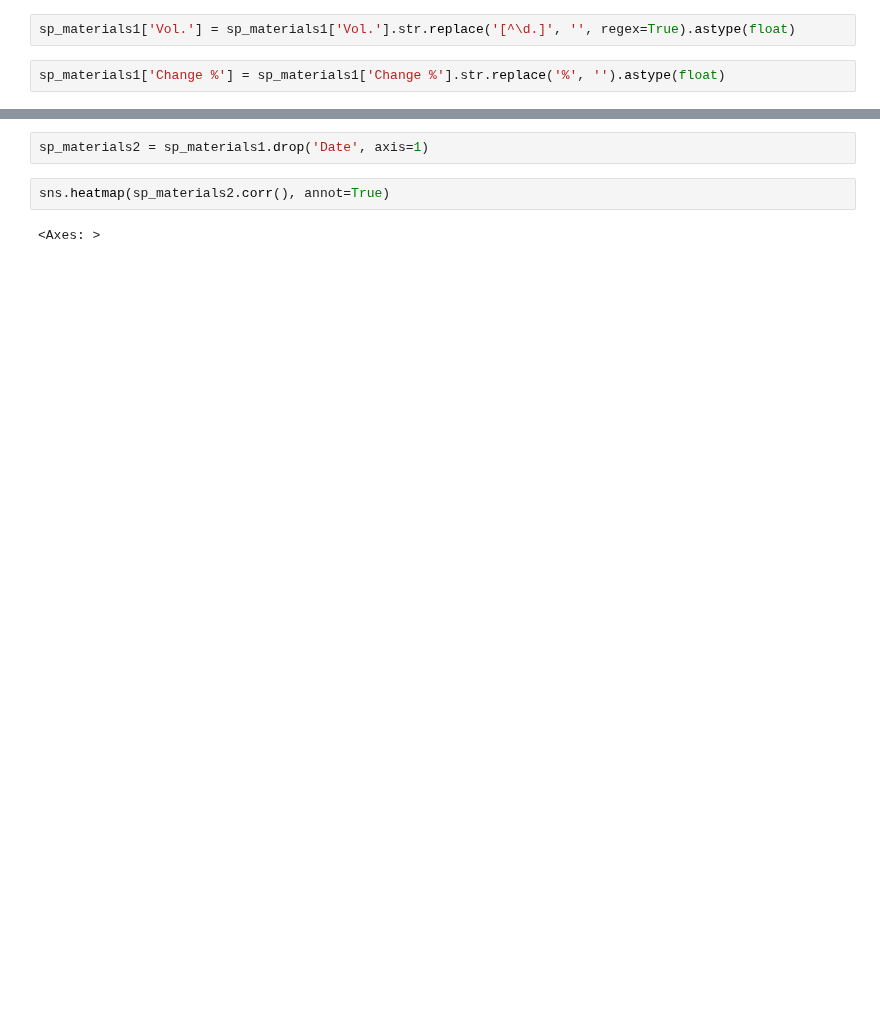
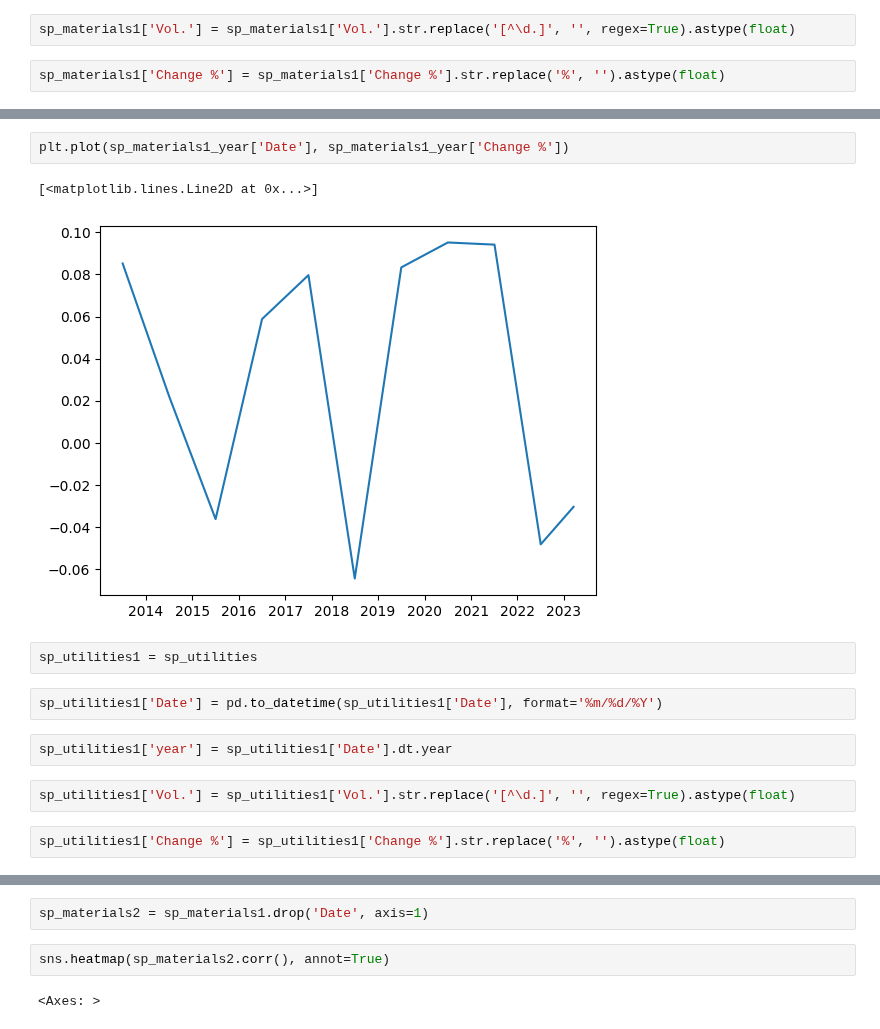
Before and after one commit to ChrisVerg/SmartInvest, a Jupyter notebook: Notebooks/Israel_FinalProjectTestSpace_IG.ipynb, the cells around one changed output, grey strips where cells are left out. Saved outputs shown, nothing was run; the diff lists cells and outputs as text; blank space fills up the shorter version.

```diff
--- a/Notebooks/Israel_FinalProjectTestSpace_IG.ipynb
+++ b/Notebooks/Israel_FinalProjectTestSpace_IG.ipynb
@@ -186,0 +194,15 @@ sp_materials1['Change %'] = sp_materials1['Change %'].str.replace('%', '').astyp
+# %%
+plt.plot(sp_materials1_year['Date'], sp_materials1_year['Change %'])
+# %% [output]
+[<matplotlib.lines.Line2D at 0x...>]
+[figure, added]
+# %%
+sp_utilities1 = sp_utilities
+# %%
+sp_utilities1['Date'] = pd.to_datetime(sp_utilities1['Date'], format='%m/%d/%Y')
+# %%
+sp_utilities1['year'] = sp_utilities1['Date'].dt.year
+# %%
+sp_utilities1['Vol.'] = sp_utilities1['Vol.'].str.replace('[^\d.]', '', regex=True).astype(float)
+# %%
+sp_utilities1['Change %'] = sp_utilities1['Change %'].str.replace('%', '').astype(float)
```
Also changed, not shown: parts of 22 cells of this notebook.
